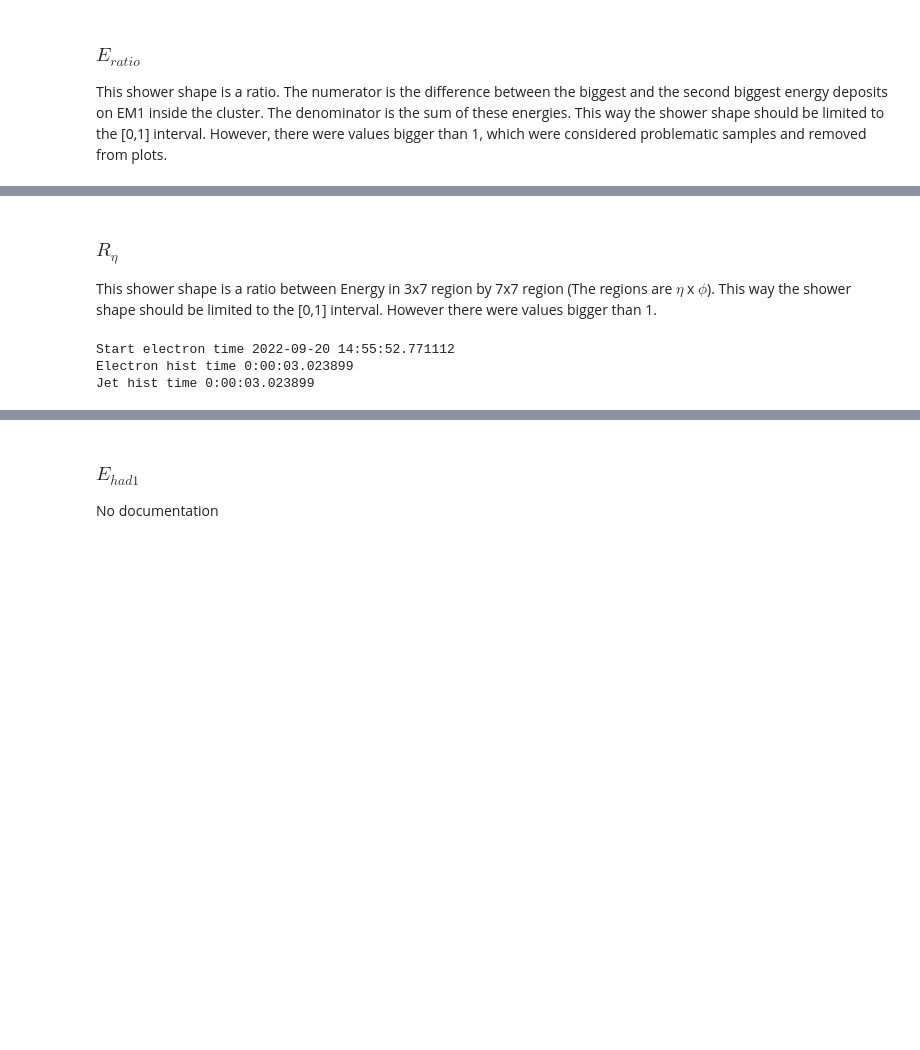
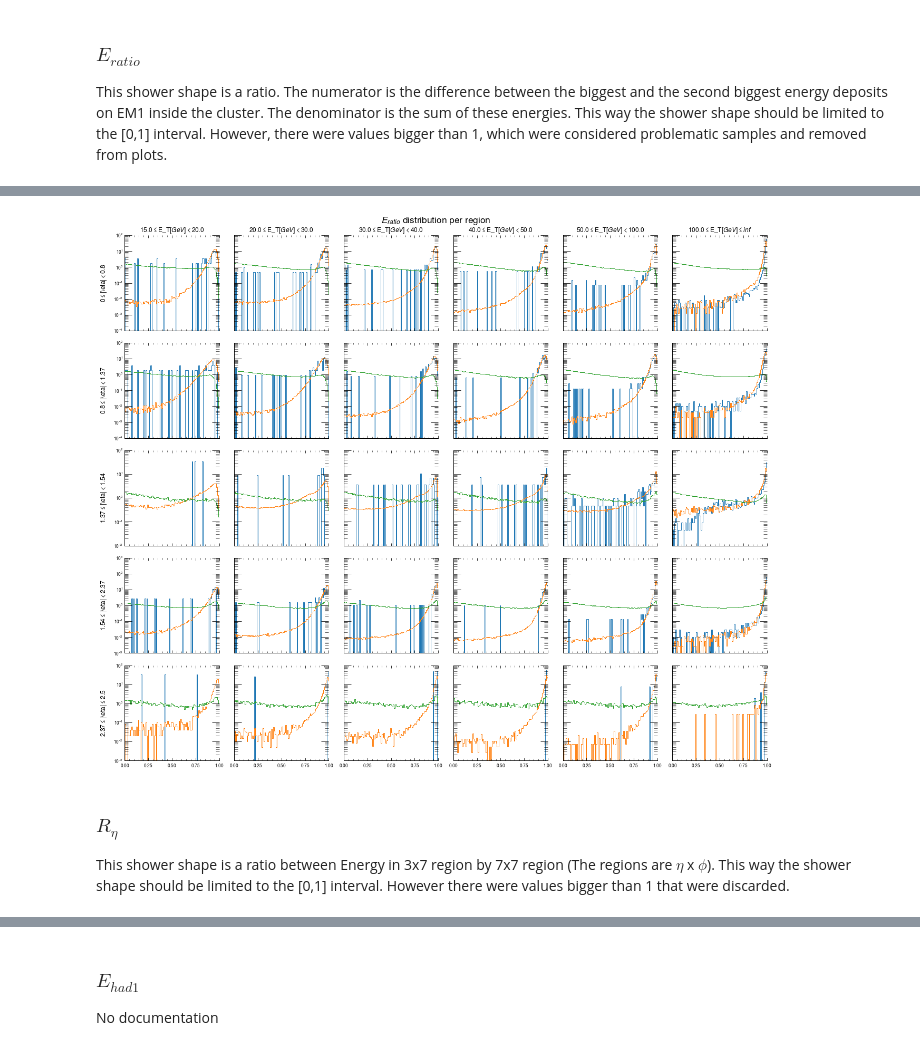
Before and after one commit to lucasbanunes/ringer, a Jupyter notebook: plots.ipynb, the cells around one changed output, grey strips where cells are left out. Drawn from its saved outputs; the diff is of its cells as text; code cells hidden in the pictures; blank space fills up the shorter version.

```diff
--- a/plots.ipynb
+++ b/plots.ipynb
@@ -234,0 +314,22 @@ save_hists_df(hists, output_dir, plot_ss)
+# %%
+var='eratio'
+plot_scale = 'log'
+params = {
+    'MC16 Boosted el':{
+        'bins': 100,
+        'range':(0,1)
+    },
+    'Data17 Zee el':{
+        'bins': 100,
+        'range':(0,1)
+    },
+    'Data17 Zee jet':{
+        'bins': 100,
+        'range':(0,1)
+    }
+}
+row_lower_limits = [1e-4, 1e-4, 1e-2, 1e-3, 1e-3]
+row_upper_limits = [1e2 for _ in range(len(row_lower_limits))]
+fig, axes = grid_plot(data, var, plot_scale, ET_BINS, ETA_BINS, params)
+fig.savefig(os.path.join(output_dir, f'{var_info["name"]}_limited_range_{plot_scale}_scale_regions.png'), transparent=False, facecolor='white')
+# %% [output]
@@ -235,39 +353,4 @@ save_hists_df(hists, output_dir, plot_ss)
+[figure, added]
 # %% [markdown]
 ### $R_{\eta}$
-This shower shape is a ratio between Energy in 3x7 region by 7x7 region (The regions are $\eta$ x $\phi$). This way the shower shape should be limited to the [0,1] interval. However there were values bigger than 1.
+This shower shape is a ratio between Energy in 3x7 region by 7x7 region (The regions are $\eta$ x $\phi$). This way the shower shape should be limited to the [0,1] interval. However there were values bigger than 1 that were discarded.
-# %%
-hists = dict()
-plot_ss = 'reta'
-ss_info = var_infos.loc[var_infos['name']==plot_ss].iloc[0].to_dict()
-ss_col = ss_info['l2calo']
-
-# boosted_range = ss_info['range']
-boosted_range = None
-# boosted_bins = np.linspace(*ss_info['range'], num=1000)
-boosted_bins = 1000
-boosted_hist, boosted_bins = np.histogram(boosted_data.loc[:, ss_col], bins=boosted_bins, range=boosted_range)
-hists['MC16 Boosted el'] = pd.DataFrame(np.column_stack([boosted_bins[:-1], boosted_bins[1:], boosted_hist]),
-                                        columns=HIST_DF_COLS)
-
-# collision_in_range = collision_data[ss_col].between(*ss_info['range'])
-el_bins = boosted_bins
-el_range = boosted_range
-el_time = datetime.now()
-print(f'Start electron time {el_time}')
-el_hist, el_bins = np.histogram(collision_data.loc[collision_data['electron'], ss_col], bins=el_bins, range=el_range)
-hists['Data17 Zee el'] = pd.DataFrame(np.column_stack([el_bins[:-1], el_bins[1:], el_hist]),
-                                        columns=HIST_DF_COLS)
-
-jet_time = datetime.now()
-print(f'Electron hist time {jet_time-el_time}')
-jet_bins = el_bins
-jet_range = el_range
-jet_hist, jet_bins = np.histogram(collision_data.loc[collision_data['jet'], ss_col], bins=jet_bins, range=jet_range)
-hists['Data17 Zee jet'] = pd.DataFrame(np.column_stack([jet_bins[:-1], jet_bins[1:], jet_hist]),
-                                        columns=HIST_DF_COLS)
-end_time = datetime.now()
-print(f'Jet hist time {jet_time-el_time}')
-# %% [output]
-Start electron time 2022-09-20 14:55:52.771112
-Electron hist time 0:00:03.023899
-Jet hist time 0:00:03.023899
```
Also changed, not shown: parts of 49 cells of this notebook.
